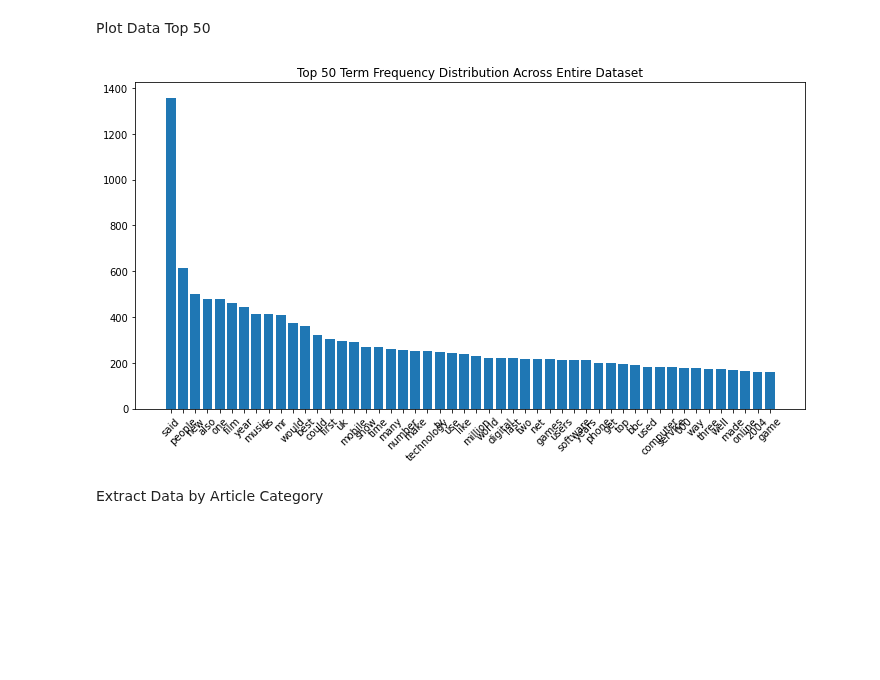
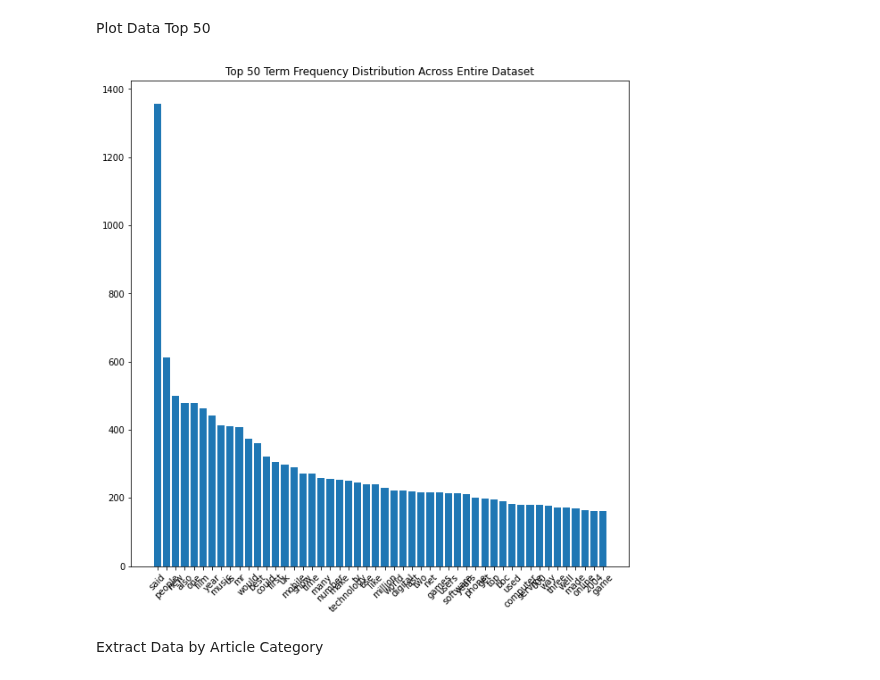
Before and after one commit to waldosingleton/Assignment_3, a Jupyter notebook: Group_1.ipynb, the cells around one changed output. Saved outputs shown, nothing was run; the diff lists cells and outputs as text; code cells hidden in the pictures; blank space fills up the shorter version.

```diff
--- a/Group_1.ipynb
+++ b/Group_1.ipynb
@@ -123,24 +123,24 @@ Plot Data Top 50
 # %%
 #find top 50 terms
 
 totals = []
 for column in v1_df:
     totals.append(v1_df[column].sum())
 
 feature_totals = pd.DataFrame(data=zip(v1_names, totals), columns=['Terms', 'Total'])
 top_50_features = feature_totals.sort_values(by='Total', ascending=False)
 top_50_features = top_50_features.head(50)
 
 #plot top 50 distribution
 x = top_50_features['Terms']
 y = top_50_features['Total']
-plt.figure(figsize=(12, 6))
+plt.figure(figsize=(10, 10))
 plt.bar(x, y)
 plt.xticks(rotation = 45)
 plt.title('Top 50 Term Frequency Distribution Across Entire Dataset')
 plt.show()
 # %% [output]
-[figure, old version]
+[figure, new version]
 # %% [markdown]
 Extract Data by Article Category
 # %%
```
Also changed, not shown: parts of 3 cells of this notebook, 1 other file.
